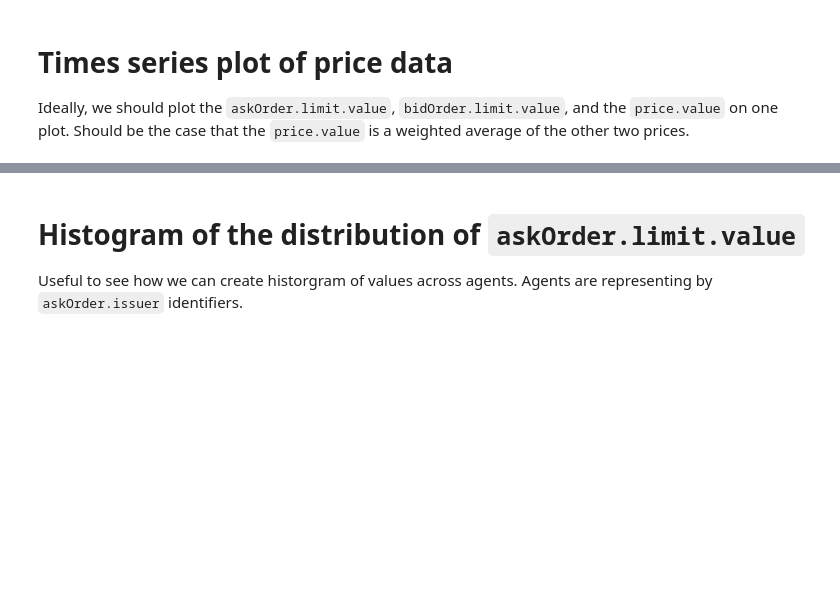
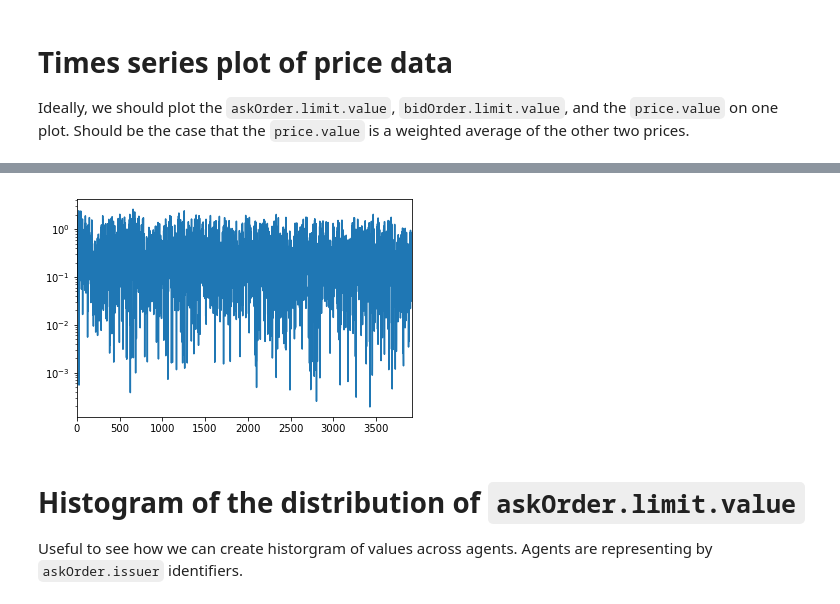
Before and after one commit to ScalABM/auctions-simulation-example, a Jupyter notebook: auctions-simulation.ipynb, the cells around one changed output, grey strips where cells are left out. Cells and saved outputs as stored; diff of their text form; code cells hidden in the pictures; blank space fills up the shorter version.

```diff
--- a/auctions-simulation.ipynb
+++ b/auctions-simulation.ipynb
@@ -45,3 +112,8 @@ Ideally, we should plot the `askOrder.limit.value`, `bidOrder.limit.value`, and
+# %%
+returns = df.fill_price.pct_change()
+returns.abs().plot(logy=True);
+# %% [output]
+[figure, added]
 # %%
 # TODO: interactive timeseries plot of the data using plotly (or similar)
 # %% [markdown]
```
Also changed, not shown: parts of 12 cells of this notebook, 1 other file.
